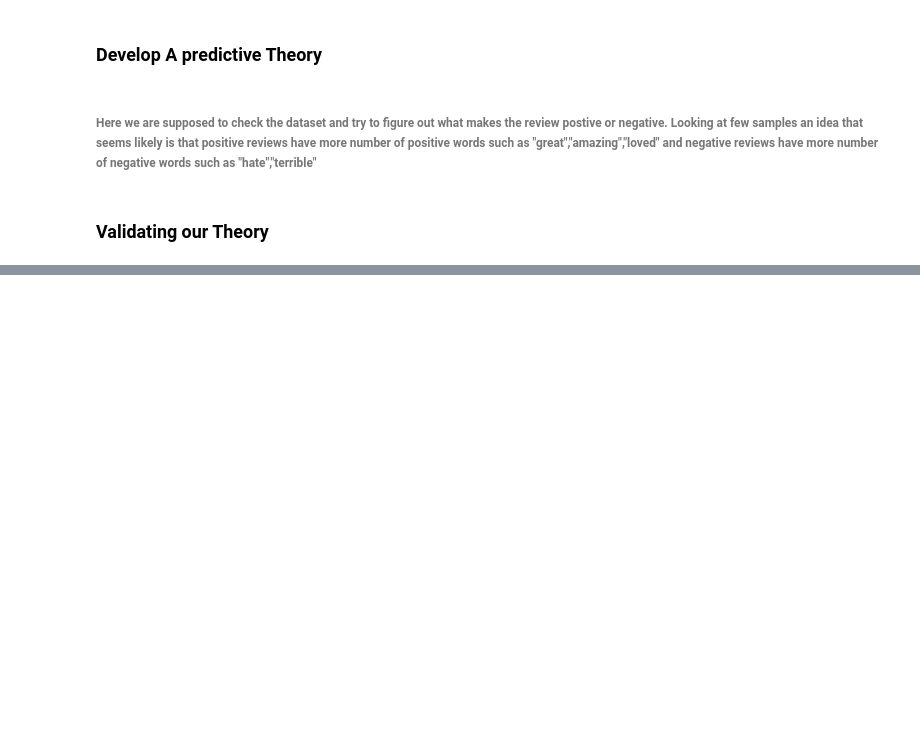
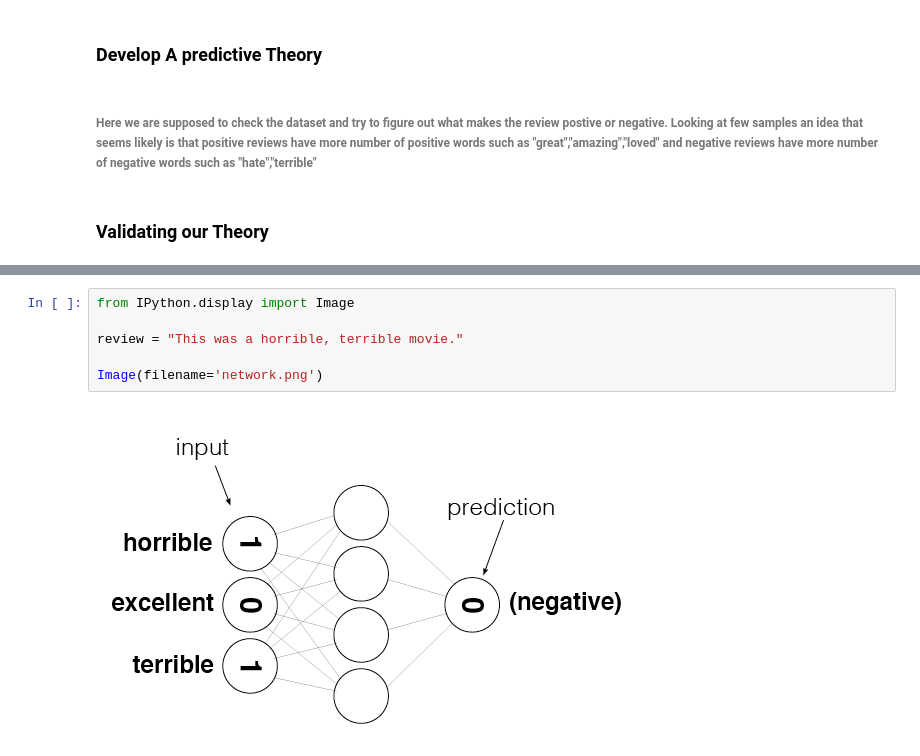
Before and after one commit to amitupreti/sentiment-analysis-from-scratch-With-Numpy, a Jupyter notebook: Part 1- sentiment analysis with numpy.ipynb, the cells around one changed output, grey strips where cells are left out. Saved outputs shown, nothing was run; the diff lists cells and outputs as text; blank space fills up the shorter version.

```diff
--- a/Part 1- sentiment analysis with numpy.ipynb
+++ b/Part 1- sentiment analysis with numpy.ipynb
@@ -40,0 +226,8 @@ positive        :       another one for the babes  bullets crowd . the story is
+# %%
+from IPython.display import Image
+
+review = "This was a horrible, terrible movie."
+
+Image(filename='network.png')
+# %% [output]
+[figure, added]
```
Also changed, not shown: parts of 25 cells of this notebook.
